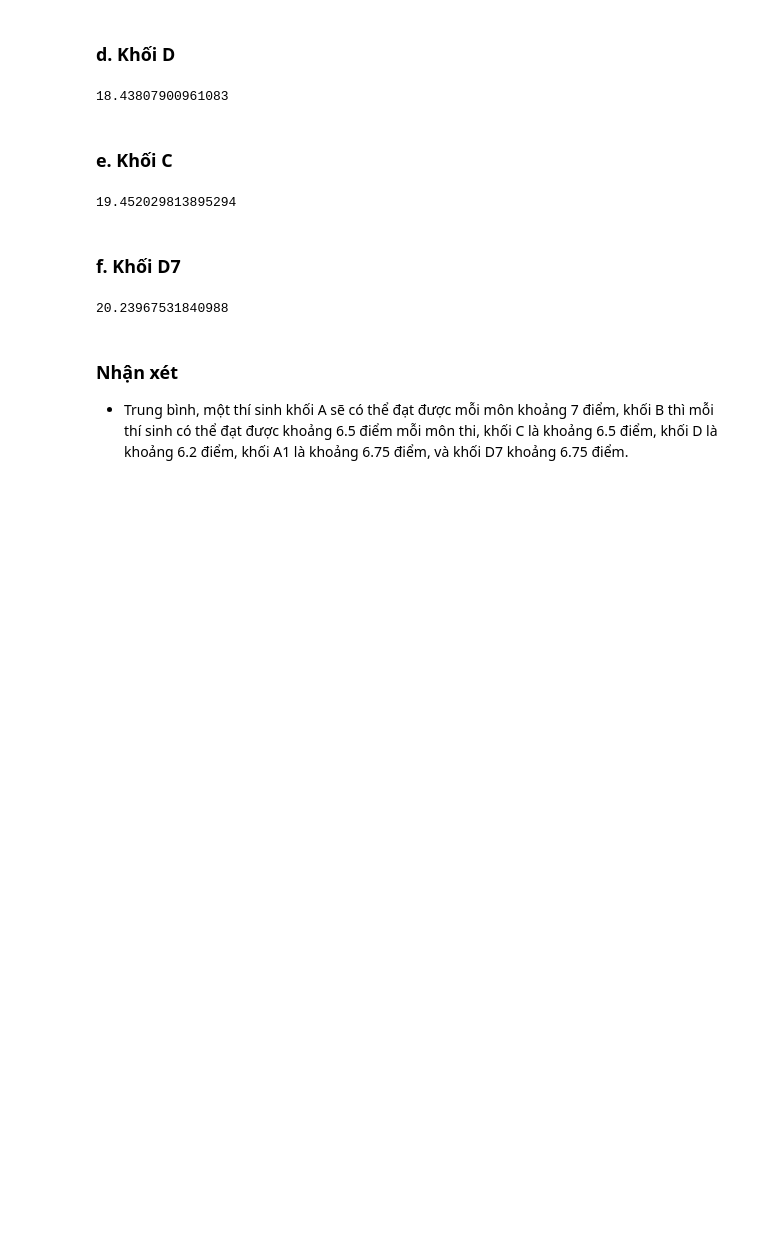
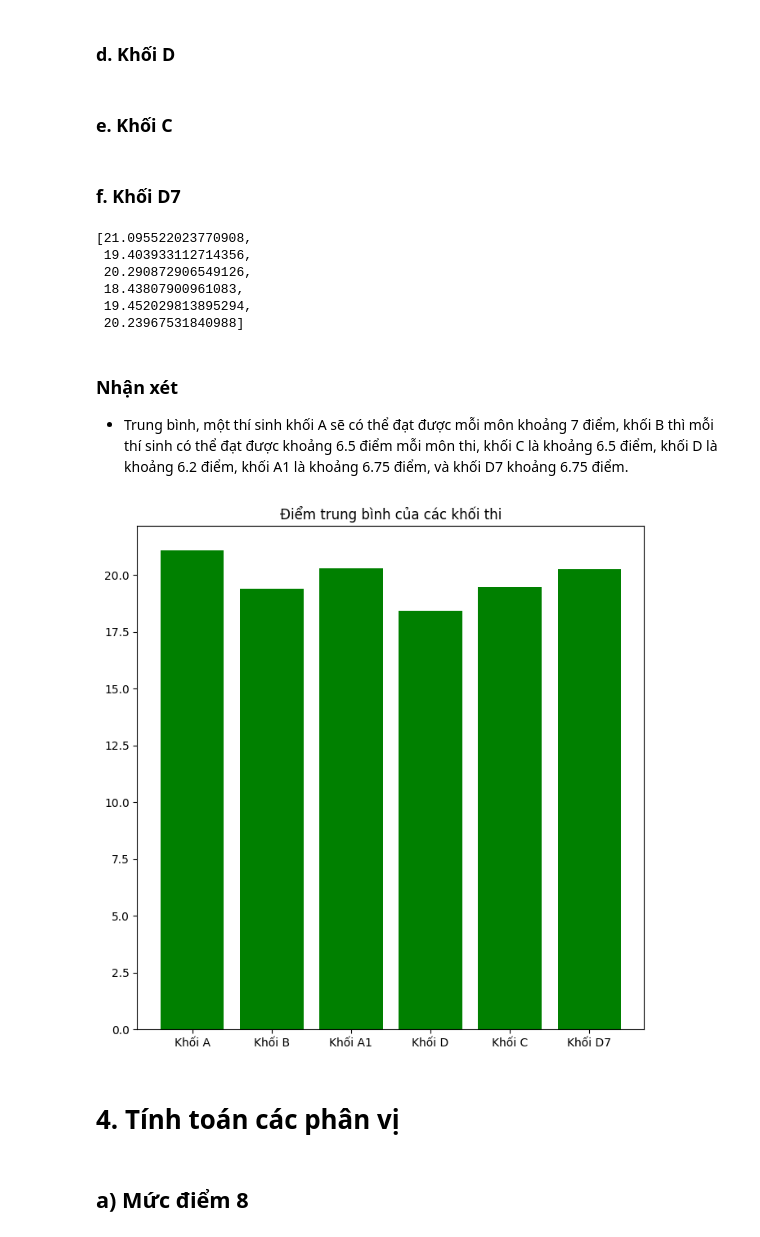
Before and after one commit to AnDoan170/THPTQG, a Jupyter notebook: thptqg_2022.ipynb, the cells around one changed output. Saved outputs shown, nothing was run; the diff lists cells and outputs as text; code cells hidden in the pictures; blank space fills up the shorter version.

```diff
--- a/thptqg_2022.ipynb
+++ b/thptqg_2022.ipynb
@@ -380,25 +375,44 @@ khoi_a1[['toan', 'vat_li', 'ngoai_ngu']].mean().sum()
 # %%
 khoi_d = diemthi.dropna(subset = ['toan', 'ngu_van', 'ngoai_ngu'])
 
-khoi_d[['toan', 'ngu_van', 'ngoai_ngu']].mean().sum()
+tbd = khoi_d[['toan', 'ngu_van', 'ngoai_ngu']].mean().sum()
-# %% [output]
-18.43807900961083
 # %% [markdown]
 ### **e. Khối C**
 # %%
 khoi_c = diemthi.dropna(subset = ['ngu_van', 'lich_su', 'dia_li'])
 
-khoi_c[['ngu_van', 'lich_su', 'dia_li']].mean().sum()
+tbc = khoi_c[['ngu_van', 'lich_su', 'dia_li']].mean().sum()
-# %% [output]
-19.452029813895294
 # %% [markdown]
 ### **f. Khối D7**
 # %%
 khoi_d7 = diemthi.dropna(subset = ['toan', 'ngoai_ngu', 'hoa_hoc'])
 
-khoi_d7[['toan', 'ngoai_ngu', 'hoa_hoc']].mean().sum()
+tbd7 = khoi_d7[['toan', 'ngoai_ngu', 'hoa_hoc']].mean().sum()
-# %% [output]
-20.23967531840988
+# %%
+tb = [tba, tbb, tba1, tbd, tbc, tbd7]
+# %%
+tb
+# %% [output]
+[21.095522023770908,
+ 19.403933112714356,
+ 20.290872906549126,
+ 18.43807900961083,
+ 19.452029813895294,
+ 20.23967531840988]
 # %% [markdown]
 ### **Nhận xét**
 - Trung bình, một thí sinh khối A sẽ có thể đạt được mỗi môn khoảng 7 điểm, khối B thì mỗi thí sinh có thể đạt được khoảng 6.5 điểm mỗi môn thi, khối C là khoảng 6.5 điểm, khối D là khoảng 6.2 điểm, khối A1 là khoảng 6.75 điểm, và khối D7 khoảng 6.75 điểm.
+# %%
+plt.figure(figsize = (8, 8))
+
+plt.title('Điểm trung bình của các khối thi')
+
+plt.bar(x = ['Khối A', 'Khối B', 'Khối A1', 'Khối D', 'Khối C', 'Khối D7'], height = tb, color = 'green')
+
+plt.savefig('trung_bing.png')
+# %% [output]
+[figure, added]
+# %% [markdown]
+# **4. Tính toán các phân vị**
+# %% [markdown]
+## **a) Mức điểm 8**
```
Also changed, not shown: parts of 14 cells of this notebook, 5 other files.
